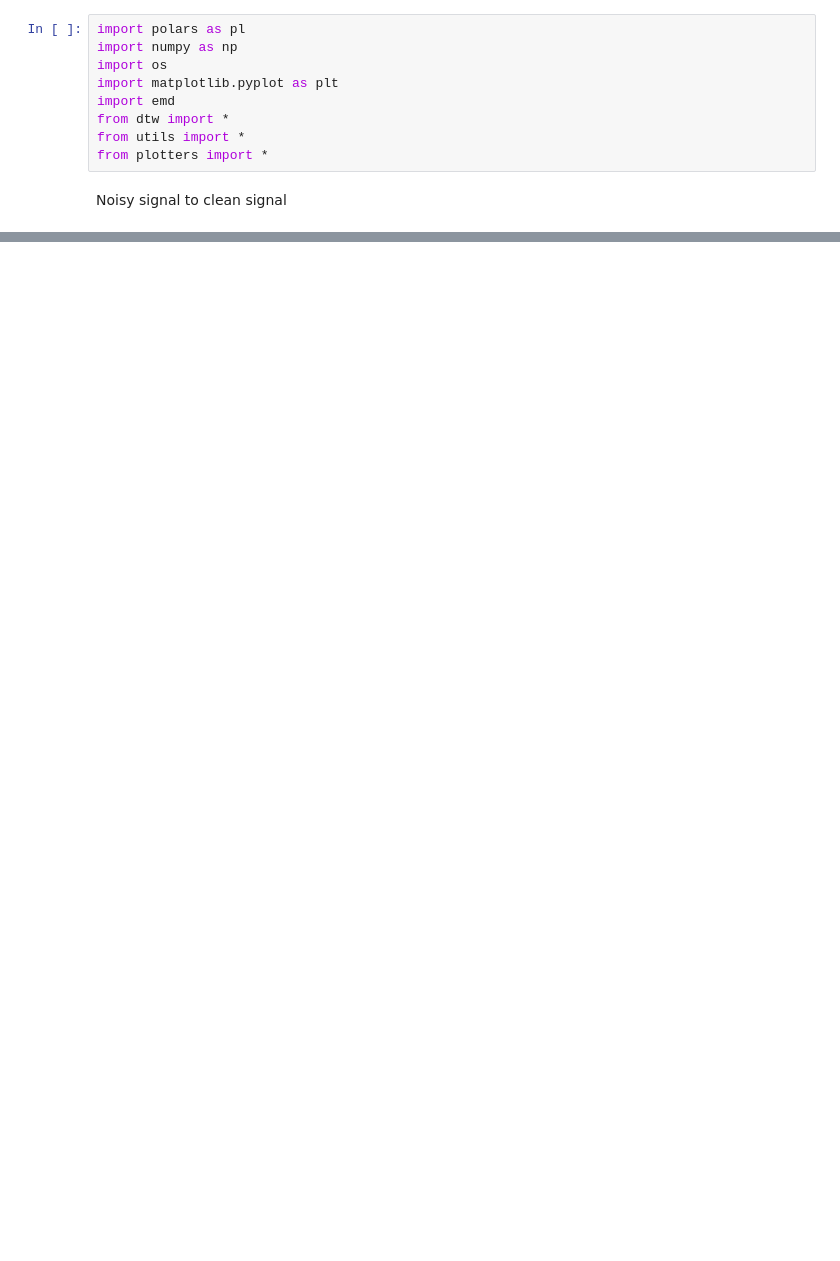
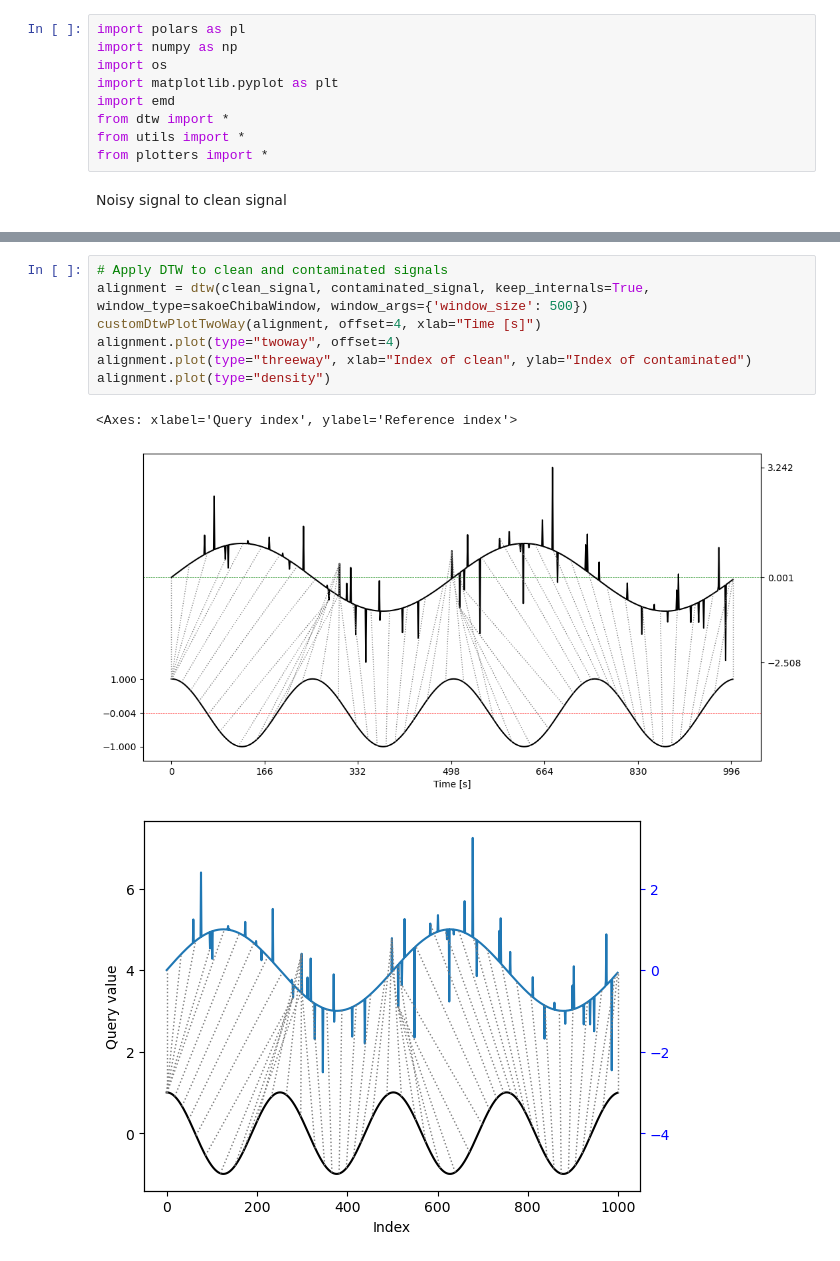
Before and after one commit to KubaBogacz/DiplomaThesis, a Jupyter notebook: artificial_signal_analysis.ipynb, the cells around one changed output, grey strips where cells are left out. Saved outputs shown, nothing was run; the diff lists cells and outputs as text; blank space fills up the shorter version.

```diff
--- a/artificial_signal_analysis.ipynb
+++ b/artificial_signal_analysis.ipynb
@@ -42,0 +50,11 @@ plt.show()
+# %%
+# Apply DTW to clean and contaminated signals
+alignment = dtw(clean_signal, contaminated_signal, keep_internals=True, window_type=sakoeChibaWindow, window_args={'window_size': 500})
+customDtwPlotTwoWay(alignment, offset=4, xlab="Time [s]")
+alignment.plot(type="twoway", offset=4)
+alignment.plot(type="threeway", xlab="Index of clean", ylab="Index of contaminated")
+alignment.plot(type="density")
+# %% [output]
+<Axes: xlabel='Query index', ylabel='Reference index'>
+[figure, added]
+[figure, added]
```
Also changed, not shown: parts of 4 cells of this notebook, 5 other files.
